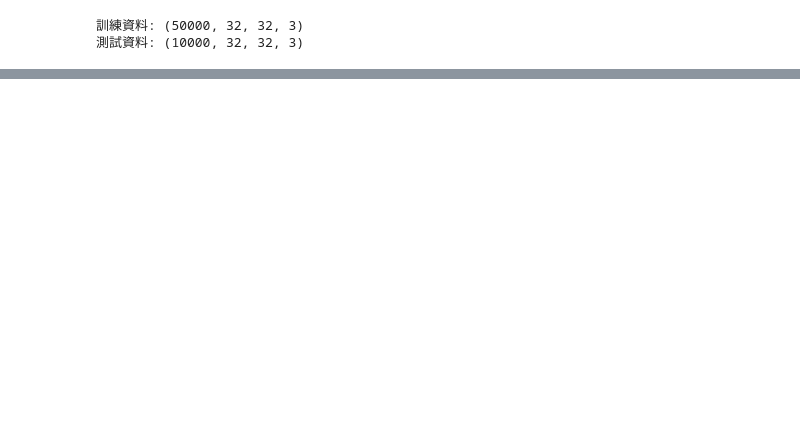
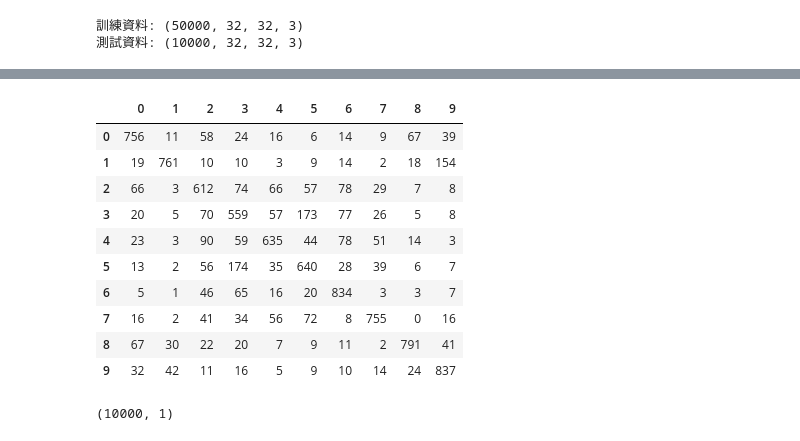
Before and after one commit to Anarki1983/ML, a Jupyter notebook: cnn_cifar10.ipynb, the cells around one changed output, grey strips where cells are left out. Cells and saved outputs as stored; diff of their text form; code cells hidden in the pictures; blank space fills up the shorter version.

```diff
--- a/cnn_cifar10.ipynb
+++ b/cnn_cifar10.ipynb
@@ -29,0 +133,4 @@ plt.imshow(x_train[c])
+# %%
+cnn.compile(loss="categorical_crossentropy", # 多個機率輸出
+           optimizer="adam",
+           metrics=["accuracy"]) # 輸出機率
@@ -29,0 +141,8 @@ plt.imshow(x_train[c])
+# %%
+x_train_norm = x_train / 255
+x_test_norm = x_test / 255
+# %%
+from keras.utils.np_utils import to_categorical
+y_train_cat = to_categorical(y_train)
+y_test_cat = to_categorical(y_test)
+print("Demo:", y_train_cat[0])
@@ -29,0 +151,7 @@ plt.imshow(x_train[c])
+# %%
+cnn.fit(x_train_norm,
+       y_train_cat,
+       batch_size=200,
+       epochs=10,
+       validation_split=0.1,
+       verbose=2)
@@ -29,0 +186,21 @@ plt.imshow(x_train[c])
+# %%
+from sklearn.metrics import confusion_matrix
+import pandas as pd
+pre =  cnn.predict_classes(x_test_norm)
+pd.DataFrame(confusion_matrix(y_test, pre)) # 用正式資料來驗證模型
+# %% [output]
+|  | 0 | 1 | 2 | 3 | 4 | 5 | 6 | 7 | 8 | 9 |
+| 0 | 756 | 11 | 58 | 24 | 16 | 6 | 14 | 9 | 67 | 39 |
+| 1 | 19 | 761 | 10 | 10 | 3 | 9 | 14 | 2 | 18 | 154 |
+| 2 | 66 | 3 | 612 | 74 | 66 | 57 | 78 | 29 | 7 | 8 |
+| 3 | 20 | 5 | 70 | 559 | 57 | 173 | 77 | 26 | 5 | 8 |
+| 4 | 23 | 3 | 90 | 59 | 635 | 44 | 78 | 51 | 14 | 3 |
+| 5 | 13 | 2 | 56 | 174 | 35 | 640 | 28 | 39 | 6 | 7 |
+| 6 | 5 | 1 | 46 | 65 | 16 | 20 | 834 | 3 | 3 | 7 |
+| 7 | 16 | 2 | 41 | 34 | 56 | 72 | 8 | 755 | 0 | 16 |
+| 8 | 67 | 30 | 22 | 20 | 7 | 9 | 11 | 2 | 791 | 41 |
+| 9 | 32 | 42 | 11 | 16 | 5 | 9 | 10 | 14 | 24 | 837 |
+# %%
+y_test.shape
+# %% [output]
+(10000, 1)
```
Also changed, not shown: parts of 14 cells of this notebook.
